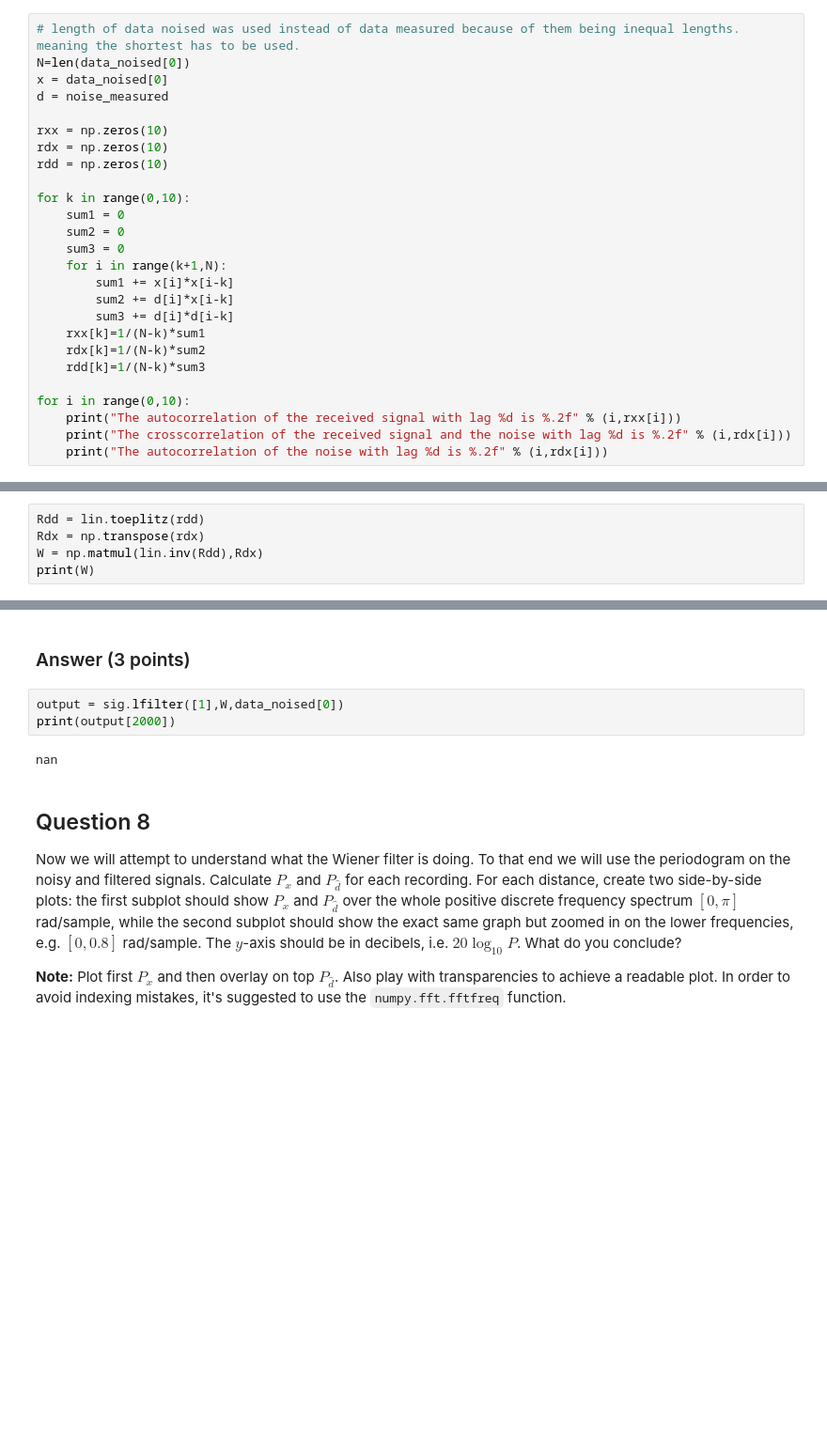
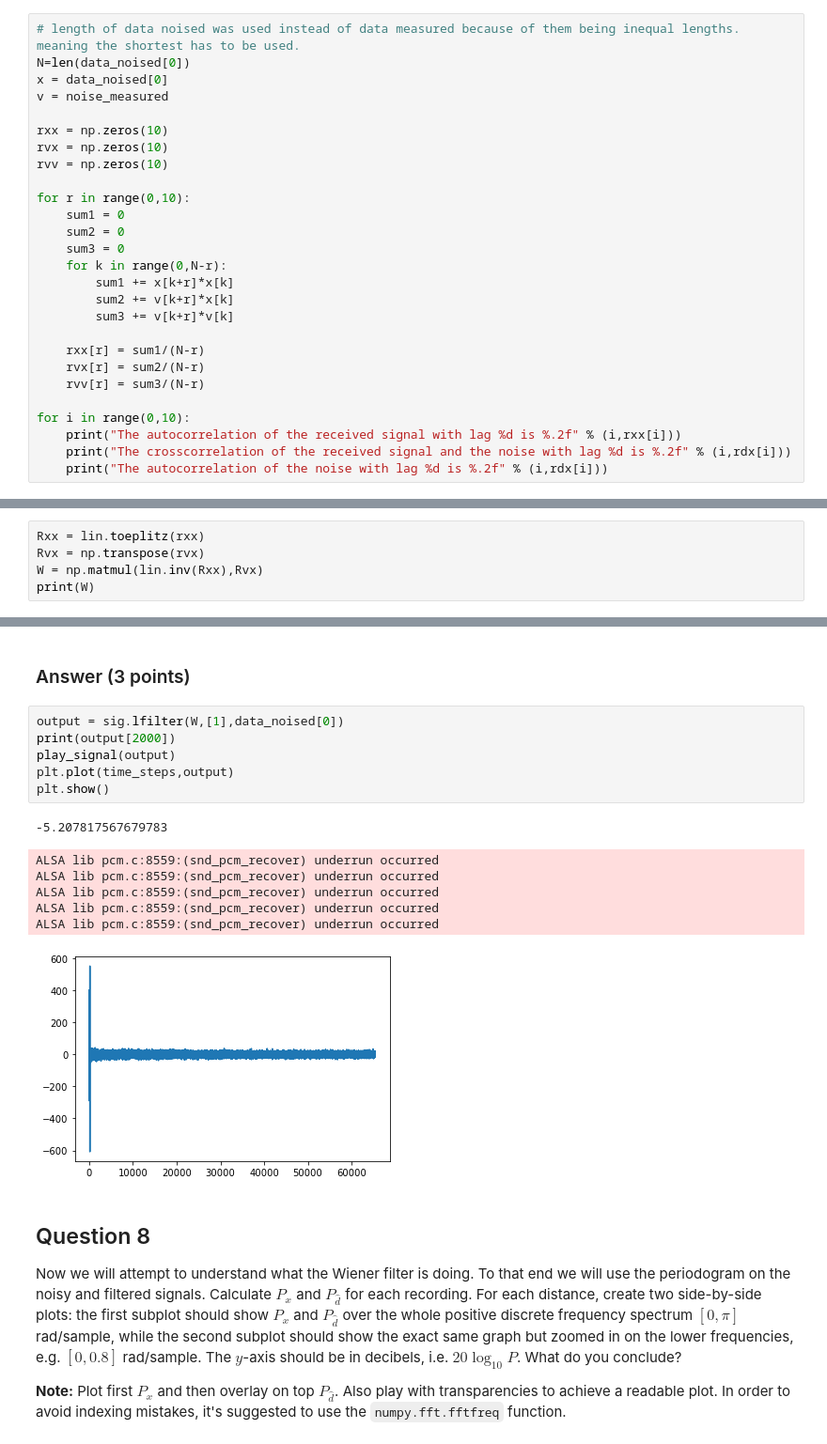
Before and after one commit to lphoogenboom/noisia, a Jupyter notebook: SC42150_PythonAssignment2_Denoising.ipynb, the cells around one changed output, grey strips where cells are left out. Shown: that part at 94% size. Drawn from its saved outputs; the diff is of its cells as text; blank space fills up the shorter version.

```diff
--- a/SC42150_PythonAssignment2_Denoising.ipynb
+++ b/SC42150_PythonAssignment2_Denoising.ipynb
@@ -195,23 +195,24 @@ $$
 # length of data noised was used instead of data measured because of them being inequal lengths. meaning the shortest has to be used.
 N=len(data_noised[0])
 x = data_noised[0]
-d = noise_measured
+v = noise_measured
 
 rxx = np.zeros(10)
-rdx = np.zeros(10)
-rdd = np.zeros(10)
+rvx = np.zeros(10)
+rvv = np.zeros(10)
 
-for k in range(0,10):
+for r in range(0,10):
     sum1 = 0
     sum2 = 0
     sum3 = 0
-    for i in range(k+1,N):
-        sum1 += x[i]*x[i-k]
-        sum2 += d[i]*x[i-k]
-        sum3 += d[i]*d[i-k]
-    rxx[k]=1/(N-k)*sum1
-    rdx[k]=1/(N-k)*sum2
-    rdd[k]=1/(N-k)*sum3
+    for k in range(0,N-r):
+        sum1 += x[k+r]*x[k]
+        sum2 += v[k+r]*x[k]
+        sum3 += v[k+r]*v[k]
+
+    rxx[r] = sum1/(N-r)
+    rvx[r] = sum2/(N-r)
+    rvv[r] = sum3/(N-r)
 
 for i in range(0,10):
     print("The autocorrelation of the received signal with lag %d is %.2f" % (i,rxx[i]))
@@ -244,8 +245,8 @@ Using a 10-th order FIR Wiener filter, calculate the optimal filter coefficients
 # %% [markdown]
 ### Answer (2 points)
 # %%
-Rdd = lin.toeplitz(rdd)
-Rdx = np.transpose(rdx)
-W = np.matmul(lin.inv(Rdd),Rdx)
+Rxx = lin.toeplitz(rxx)
+Rvx = np.transpose(rvx)
+W = np.matmul(lin.inv(Rxx),Rvx)
 print(W)
 # %% [output]
@@ -263,10 +264,19 @@ Use the example code from this jupyter notebook (`play_signal()` function) in or
 # %% [markdown]
 ### Answer (3 points)
 # %%
-output = sig.lfilter([1],W,data_noised[0])
+output = sig.lfilter(W,[1],data_noised[0])
 print(output[2000])
+play_signal(output)
+plt.plot(time_steps,output)
+plt.show()
 # %% [output]
-nan
+-5.207817567679783
+ALSA lib pcm.c:8559:(snd_pcm_recover) underrun occurred
+ALSA lib pcm.c:8559:(snd_pcm_recover) underrun occurred
+ALSA lib pcm.c:8559:(snd_pcm_recover) underrun occurred
+ALSA lib pcm.c:8559:(snd_pcm_recover) underrun occurred
+ALSA lib pcm.c:8559:(snd_pcm_recover) underrun occurred
+[figure, added]
 # %% [markdown]
 ## Question 8
 
```
Also changed, not shown: parts of 3 cells of this notebook.
